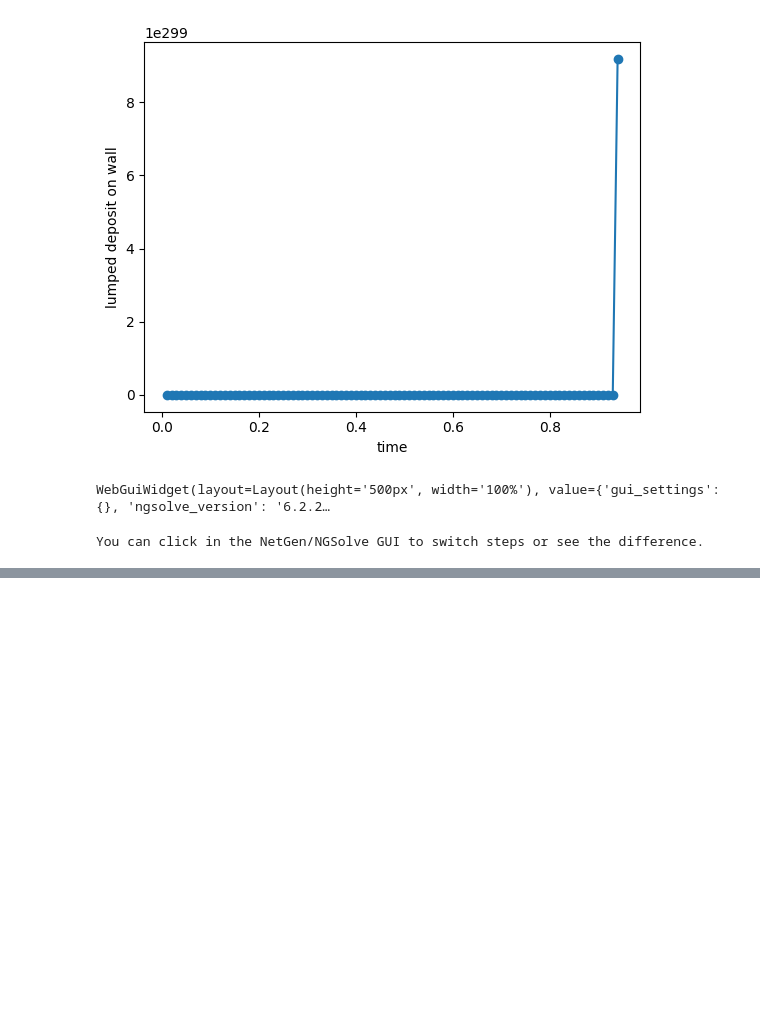
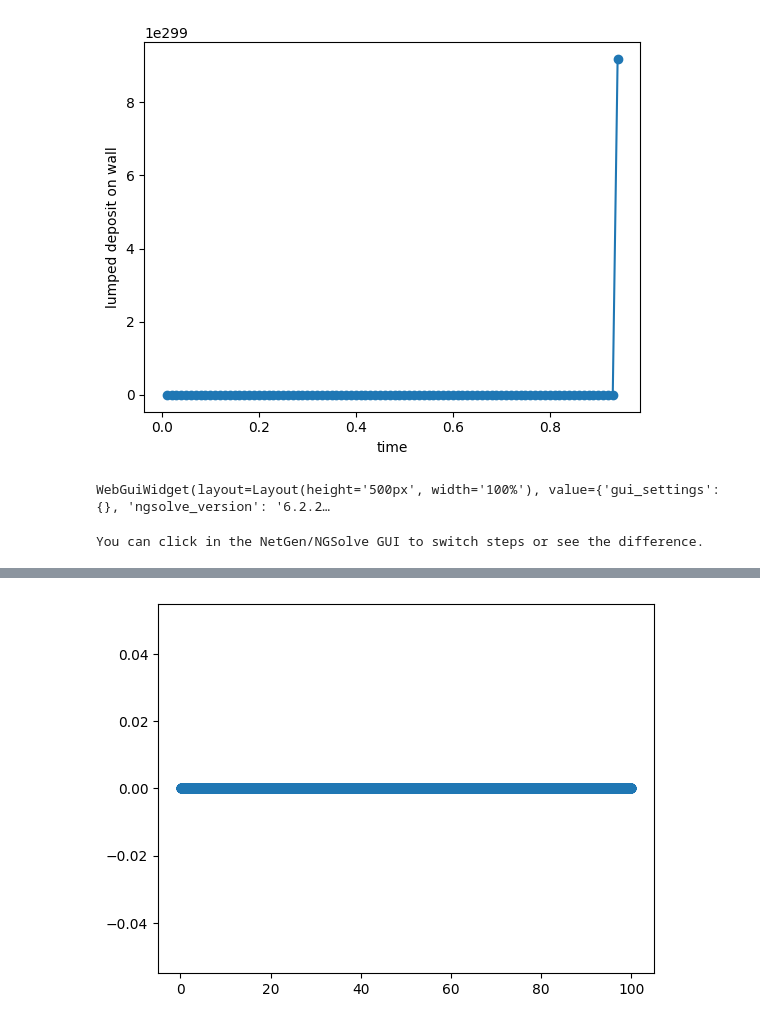
Before and after one commit to TrymNOHG/electro-filter, a Jupyter notebook: NSSolver.ipynb, the cells around one changed output, grey strips where cells are left out. Saved outputs shown, nothing was run; the diff lists cells and outputs as text; code cells hidden in the pictures; blank space fills up the shorter version.

```diff
--- a/NSSolver.ipynb
+++ b/NSSolver.ipynb
@@ -1872,0 +1899,6 @@ WebGuiWidget(layout=Layout(height='500px', width='100%'), value={'gui_settings':
+# %%
+# x_vals = np.linspace(0, 200, len(deposit_hist))
+plt.scatter(y=outflow_hist, x=times)
+plt.show()
+# %% [output]
+[figure, added]
```
Also changed, not shown: parts of 4 cells of this notebook, 1 other file.
